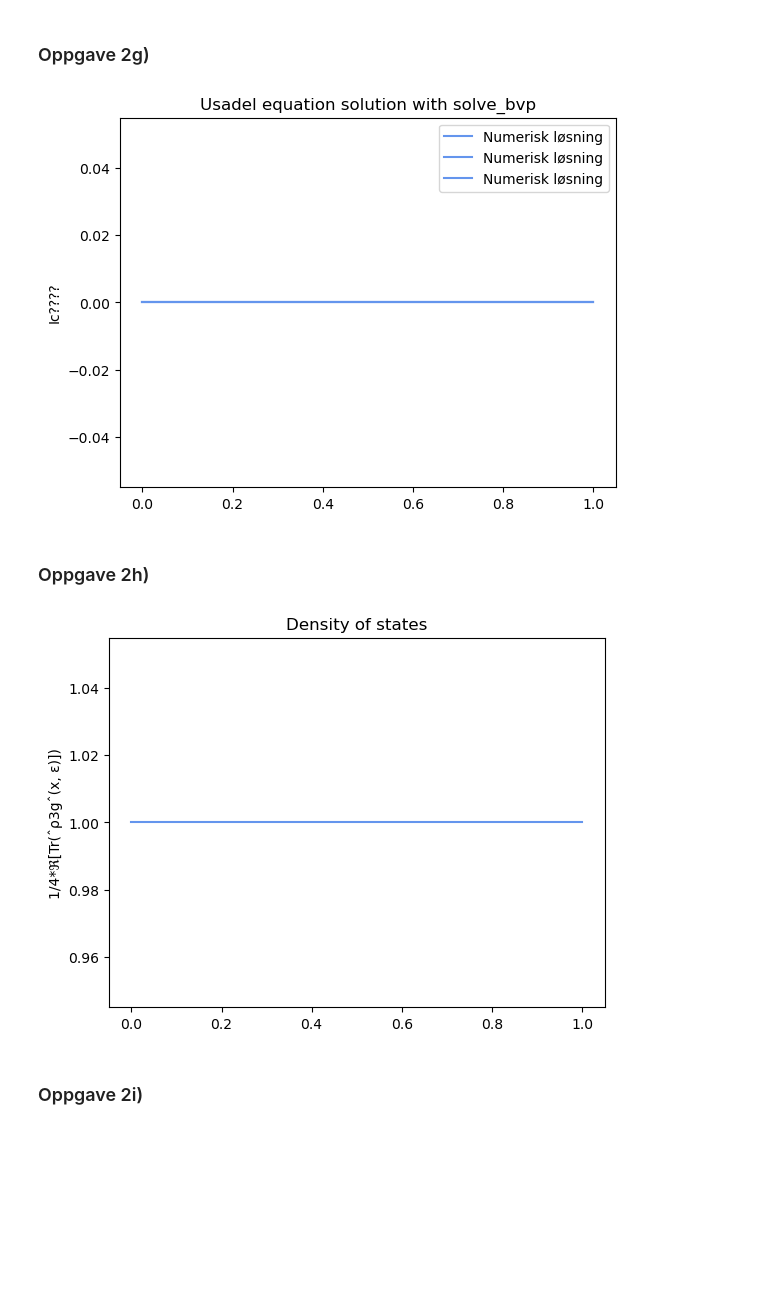
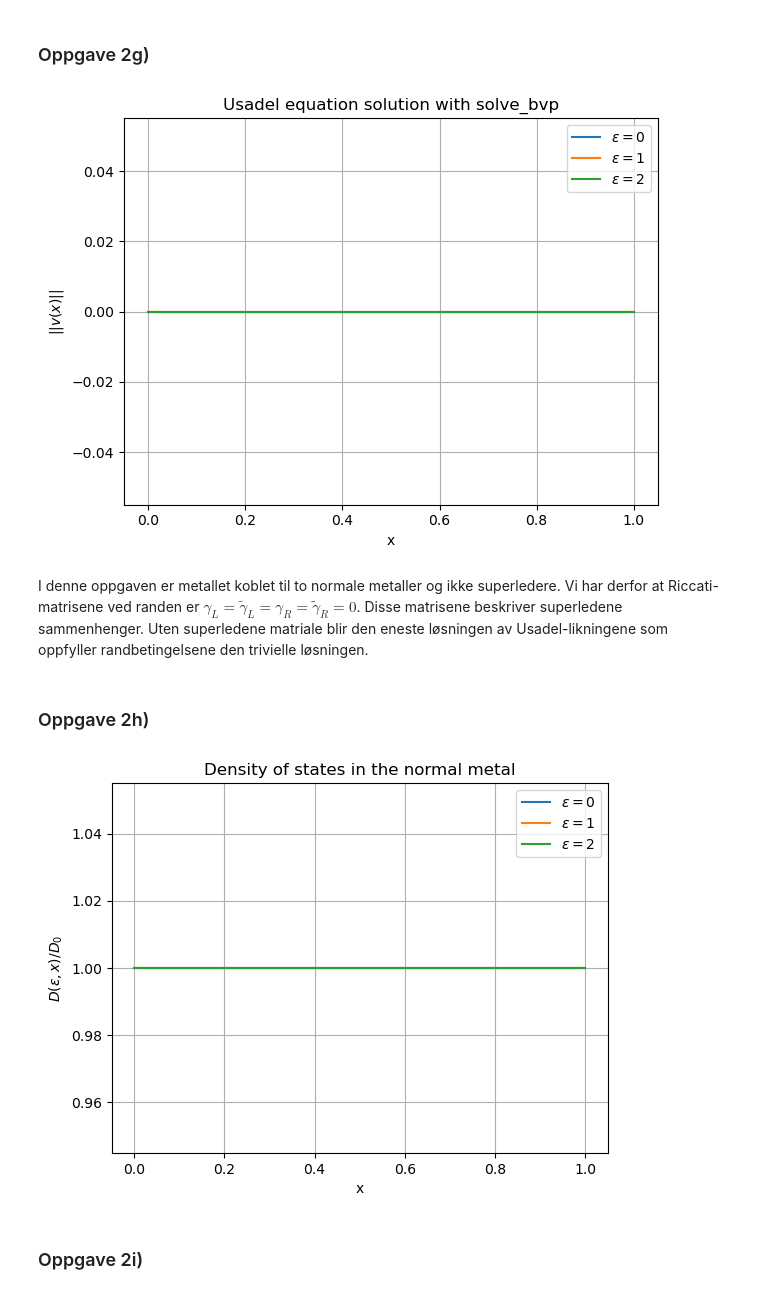
Before and after one commit to cfure3-svg/prosjekt3, a Jupyter notebook: prosjekt3_1504.ipynb, the cells around one changed output. Cells and saved outputs as stored; diff of their text form; code cells hidden in the pictures; blank space fills up the shorter version.

```diff
--- a/prosjekt3_1504.ipynb
+++ b/prosjekt3_1504.ipynb
@@ -605,27 +605,30 @@ def lhs (v_left, v_right):
 # %%
 m = 101
 l = 1
 epsilon = [0, 1, 2]
+
 y = np.zeros((32, m))
 x = np.linspace(0, l, m)
-
 
 for e in epsilon:
    sol = solve_bvp(function_to_solve, lhs, x, y)
    y_plot = sol.sol(x)[0]
-   plt.plot(x, y_plot, label = 'Numerisk løsning', color = 'cornflowerblue')
+   plt.plot(x, y_plot, label=fr"$\varepsilon = {e}$")
 
 plt.title("Usadel equation solution with solve_bvp")
-plt.ylabel("Ic????")
+plt.xlabel("x")
+plt.ylabel(r"$||v(x)||$")
+plt.grid(True)
 plt.legend()
+plt.tight_layout()
 plt.show()
 # %% [output]
-[figure, old version]
+[figure, new version]
+# %% [markdown]
+I denne oppgaven er metallet koblet til to normale metaller og ikke superledere. Vi har derfor at Riccati-matrisene ved randen er $\gamma_L =  \tilde{\gamma}_L =  \gamma_R =  \tilde{\gamma}_R = 0$. Disse matrisene beskriver superledene sammenhenger. Uten superledene matriale blir den eneste løsningen av Usadel-likningene som oppfyller randbetingelsene den trivielle løsningen.
 # %% [markdown]
 ### Oppgave 2h)
 # %%
-# Plot density of states
-
 def calculate_density_of_states(function_to_solve, bc, x, y):
     sol = solve_bvp(function_to_solve, bc, x, y)
     solution = sol.sol(x)
@@ -652,13 +655,26 @@ def calculate_density_of_states(function_to_solve, bc, x, y):
 
     return dos_list, solution
 
-liste, solution = calculate_density_of_states(function_to_solve, lhs, x,y)
-plt.plot(x, liste, color = "cornflowerblue")
-plt.title("Density of states")
-plt.ylabel("1/4*ℜ[Tr(ˆρ3gˆ(x, ε)])")
+# Plot density of states
+m = 101
+l = 1
+x = np.linspace(0, l, m)
+y = np.zeros((32, m))
+
+epsilon_values = [0, 1, 2]
+
+for e in epsilon_values:
+    liste, solution = calculate_density_of_states(function_to_solve, lhs, x, y)
+    plt.plot(x, liste, label=fr"$\varepsilon = {e}$")
+
+plt.title("Density of states in the normal metal")
+plt.xlabel("x")
+plt.ylabel(r"$D(\varepsilon,x)/D_0$")
+plt.grid(True)
+plt.legend()
 plt.show()
 # %% [output]
-[figure, old version]
+[figure, new version]
 # %% [markdown]
 ### Oppgave 2i)
 # %%
```
Also changed, not shown: parts of 3 cells of this notebook.
